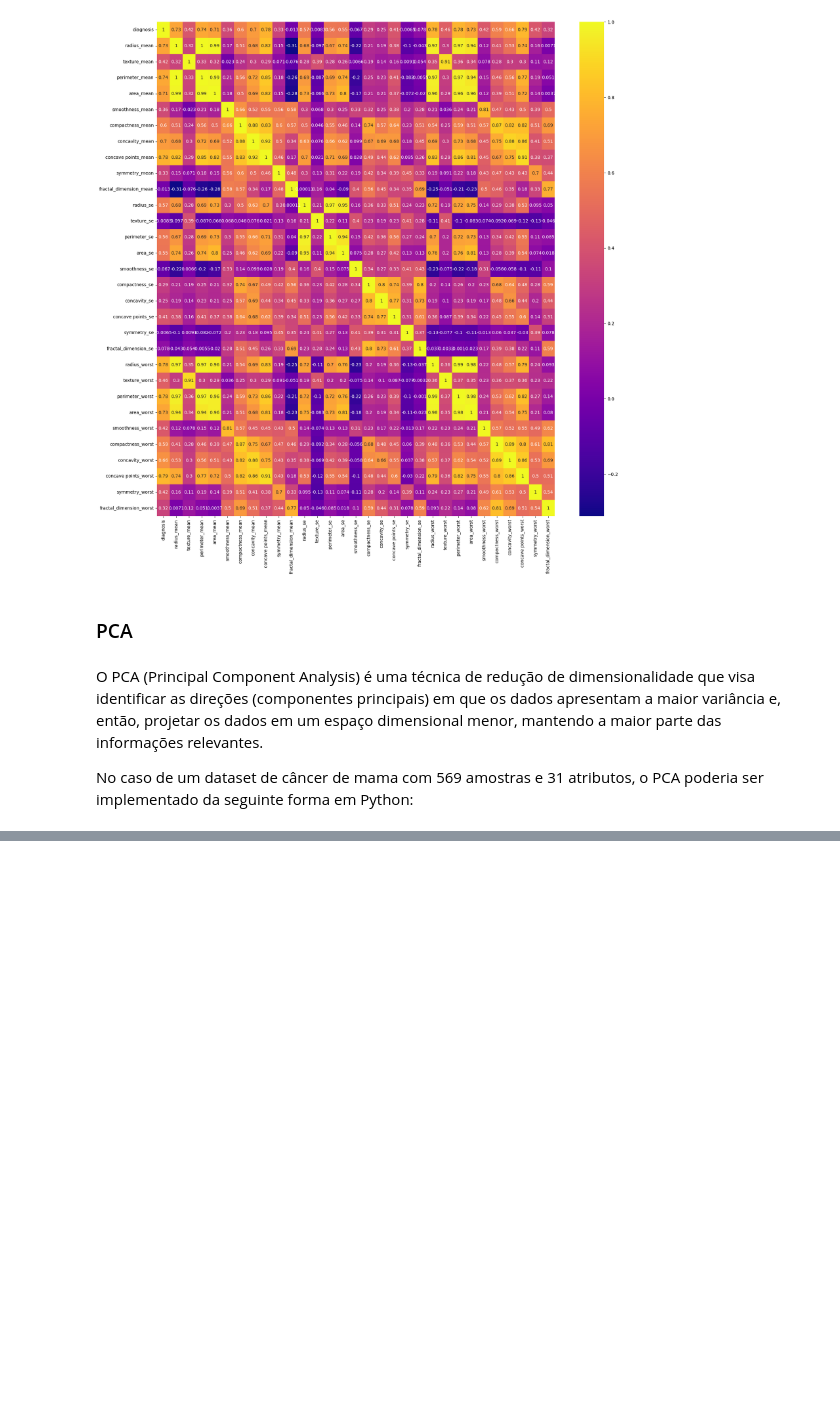
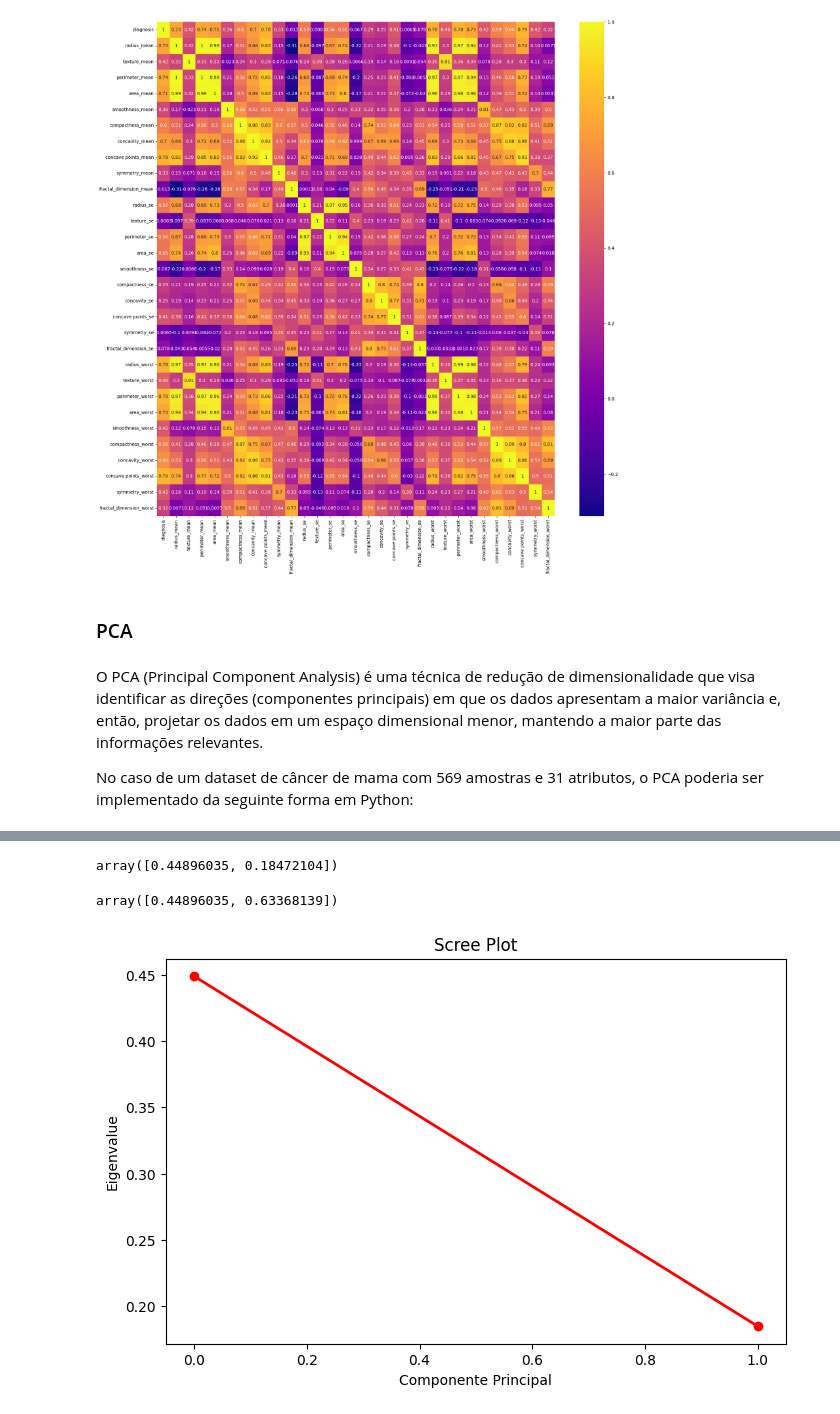
Before and after one commit to Gus-1003/DataScience, a Jupyter notebook: Análise_Dataset_Câncer-de-Mama/Analise_Dataset_Cancer_de_Mama.ipynb, the cells around one changed output, grey strips where cells are left out. Drawn from its saved outputs; the diff is of its cells as text; code cells hidden in the pictures; blank space fills up the shorter version.

```diff
--- a/Análise_Dataset_Câncer-de-Mama/Analise_Dataset_Cancer_de_Mama.ipynb
+++ b/Análise_Dataset_Câncer-de-Mama/Analise_Dataset_Cancer_de_Mama.ipynb
@@ -437,0 +417,3 @@ Analise da coluna fractal_dimension_worst: 4.27853872670188e-06
+# %%
+x = np.asarray(casos_normais.iloc[:,:])
+s = np.cov(np.transpose(x))
@@ -437,0 +458,19 @@ Analise da coluna fractal_dimension_worst: 4.27853872670188e-06
+# %%
+pca.explained_variance_ratio_
+# %% [output]
+array([0.44896035, 0.18472104])
+# %%
+pca.explained_variance_ratio_.cumsum()
+# %% [output]
+array([0.44896035, 0.63368139])
+# %%
+fig = plt.figure(figsize=(8,5))
+
+plt.plot(pca.explained_variance_ratio_, "ro-", linewidth=2)
+plt.title("Scree Plot")
+plt.xlabel("Componente Principal")
+plt.ylabel("Eigenvalue")
+
+plt.show()
+# %% [output]
+[figure, added]
```
Also changed, not shown: parts of 18 cells of this notebook.
